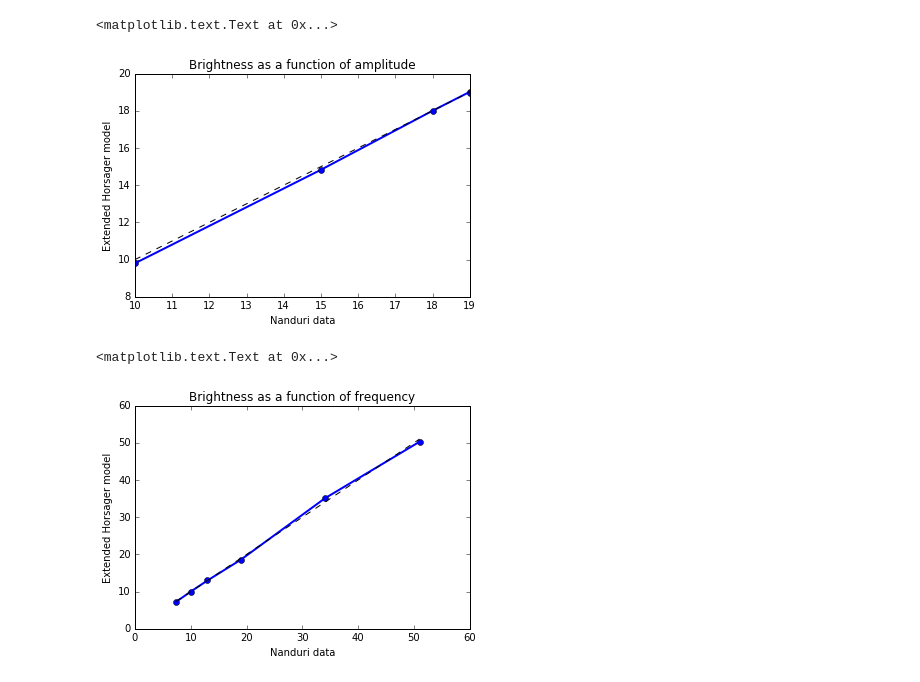
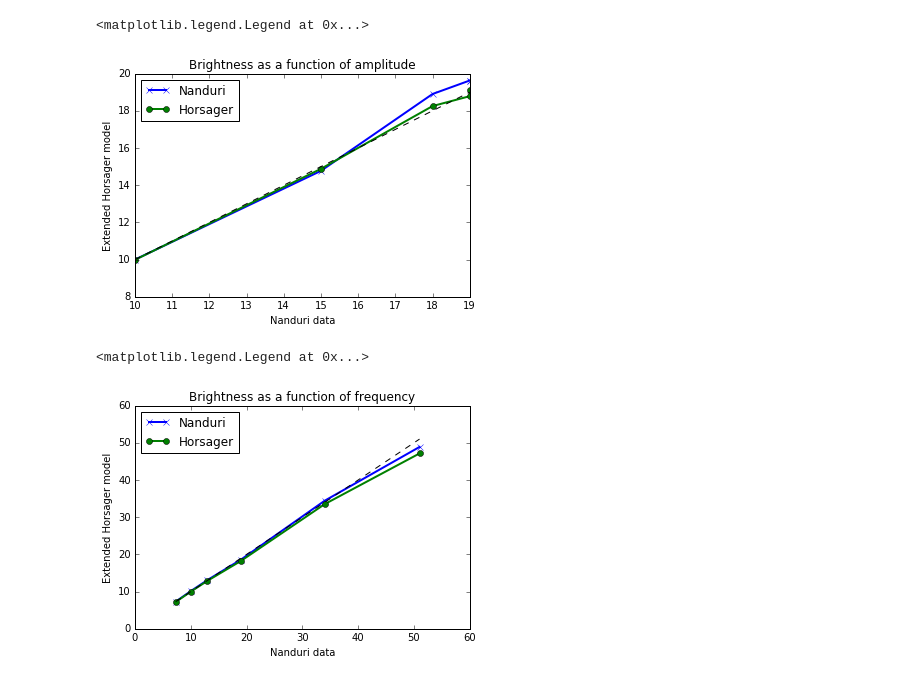
Before and after one commit to mbeyeler/pulse2percept, a Jupyter notebook: examples/notebooks/1.1-mb-exp-nanduri2012-fix.ipynb, the cells around one changed output. Saved outputs shown, nothing was run; the diff lists cells and outputs as text; code cells hidden in the pictures.

```diff
--- a/examples/notebooks/1.1-mb-exp-nanduri2012-fix.ipynb
+++ b/examples/notebooks/1.1-mb-exp-nanduri2012-fix.ipynb
@@ -105,7 +105,7 @@ ntm = NewTemporalModel(model='Nanduri')
 # to make the model output match the Nanduri amplitude data?
 
 # Search a wide range of scaling factors
-scales = np.linspace(1, 3, 500)
+scales = np.linspace(1, 3, 1000)
 
 all_err = []
 all_scale = []
@@ -152,12 +152,12 @@ plt.title('required scaling factor')
 # %%
 # try to fit the curve with a decaying exponential
 def expdecay(x, n0, lam, shift):
-    return np.minimum(2.4, n0 * np.exp(-lam*x) + shift)
+    return np.minimum(all_scale.max(), n0 * np.exp(-lam*x) + shift)
 # %%
 x = all_R2 / 200
 
-n0 = np.linspace(1, 2, 100)
-lam = np.linspace(2, 4, 100)
+n0 = np.linspace(1.5, 2.5, 100)
+lam = np.linspace(6, 7, 100)
 shi = np.linspace(1, 2, 100)
 
 best_err = np.inf
@@ -194,24 +193,26 @@ plt.ylim(1.5, 2.5)
 class ExtendedHorsagerModel(ec2b.TemporalModel):
     def stationary_nonlinearity(self, b3):
         beta = best_n0 * np.exp(-best_lam * b3.max() / 200) + best_s
-        return np.maximum(0, b3) ** np.minimum(2.4, beta)
+        return np.maximum(0, b3) ** np.minimum(all_scale.max(), beta)
 
 horsager = ExtendedHorsagerModel(model='Nanduri')
 # %%
 B = []
 for ampl,s in zip(all_amps, all_scale):
     R4 = horsager.model_cascade(get_pulse_train(20, ampl), dojit=True)
     B.append(R4.data.max())
 B = np.array(B)
 
-plt.plot(out_amps, B, '-o', linewidth=2)
+plt.plot(out_amps, amp_nanduri, '-x', linewidth=2, label='Nanduri')
+plt.plot(out_amps, B, '-o', linewidth=2, label='Horsager')
 plt.plot([out_amps[0], out_amps[-1]], [out_amps[0], out_amps[-1]], '--k')
 plt.xlabel('Nanduri data')
 plt.ylabel('Extended Horsager model')
 plt.title('Brightness as a function of amplitude')
+plt.legend(loc='upper left')
 # %% [output]
-<matplotlib.text.Text at 0x...>
+<matplotlib.legend.Legend at 0x...>
-[figure, old version]
+[figure, new version]
 # %%
 B = []
 for freq in all_freqs:
@@ -219,11 +220,13 @@ for freq in all_freqs:
     R4 = ntm.model_cascade(get_pulse_train(freq, all_amps[0]), dojit=True)
     B.append(R4.data.max())
 
-plt.plot(out_freqs, B, '-o', linewidth=2)
+plt.plot(out_freqs, freq_nanduri, '-x', linewidth=2, label='Nanduri')
+plt.plot(out_freqs, B, '-o', linewidth=2, label='Horsager')
 plt.plot([out_freqs[0], out_freqs[-1]], [out_freqs[0], out_freqs[-1]], '--k')
 plt.xlabel('Nanduri data')
 plt.ylabel('Extended Horsager model')
 plt.title('Brightness as a function of frequency')
+plt.legend(loc='upper left')
 # %% [output]
-<matplotlib.text.Text at 0x...>
+<matplotlib.legend.Legend at 0x...>
-[figure, old version]
+[figure, new version]
```
Also changed, not shown: parts of 8 cells of this notebook, 2 other files.
